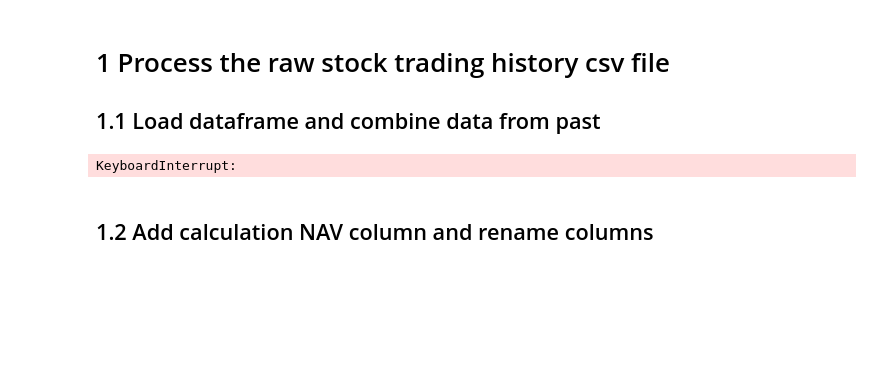
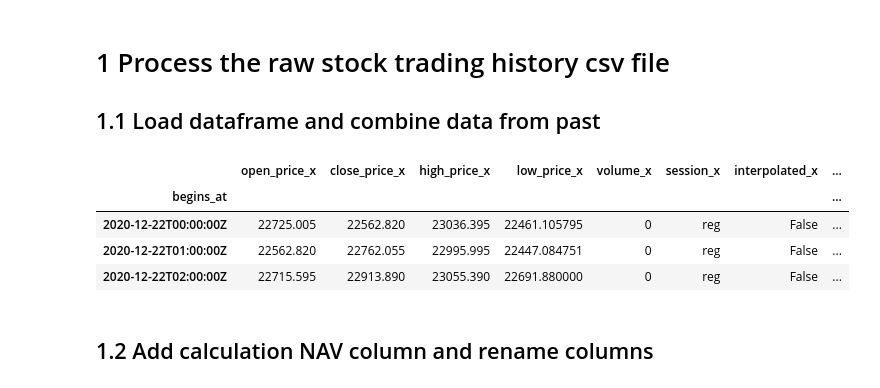
Before and after one commit to wcAlex/Stock-Analysis, a Jupyter notebook: analysis/notebooks/Trend Analysis.ipynb, the cells around one changed output. Drawn from its saved outputs; the diff is of its cells as text; code cells hidden in the pictures; blank space fills up the shorter version.

```diff
--- a/analysis/notebooks/Trend Analysis.ipynb
+++ b/analysis/notebooks/Trend Analysis.ipynb
@@ -16,25 +16,29 @@ plt.rcParams['figure.figsize'] = (15, 5)
 # 1 Process the raw stock trading history csv file
 ## 1.1 Load dataframe and combine data from past
 # %%
-df_hourly_21_03_2021 = pd.read_csv("../data/btc_gbtc_hour_3months_combined_21_03_2021.csv", sep=",", index_col='begins_at')
+df_hourly_21_03_2021 = pd.read_csv("../data/btc_gbtc/btc_gbtc_hour_3months_combined_21_03_2021.csv", sep=",", index_col='begins_at')
 df_hourly_21_03_2021.index.astype('datetime64[ns]')
 
-df_hourly_28_03_2021 = pd.read_csv("../data/btc_gbtc_hour_3months_combined_28_03_2021.csv", sep=",", index_col='begins_at')
+df_hourly_28_03_2021 = pd.read_csv("../data/btc_gbtc/btc_gbtc_hour_3months_combined_28_03_2021.csv", sep=",", index_col='begins_at')
 df_hourly_28_03_2021.index.astype('datetime64[ns]')
 
-df_5min_21_03_2021 = pd.read_csv("../data/btc_gbtc_5min_weekly_combined_21_03_2021.csv", sep=",", index_col='begins_at')
+df_5min_21_03_2021 = pd.read_csv("../data/btc_gbtc/btc_gbtc_5min_weekly_combined_21_03_2021.csv", sep=",", index_col='begins_at')
 df_5min_21_03_2021.index.astype('datetime64[ns]')
 
-df_5min_28_03_2021 = pd.read_csv("../data/btc_gbtc_5min_weekly_combined_28_03_2021.csv", sep=",", index_col='begins_at')
+df_5min_28_03_2021 = pd.read_csv("../data/btc_gbtc/btc_gbtc_5min_weekly_combined_28_03_2021.csv", sep=",", index_col='begins_at')
 df_5min_28_03_2021.index.astype('datetime64[ns]')
 
 df_hourly = pd.concat([df_hourly_21_03_2021, df_hourly_28_03_2021]).drop_duplicates().sort_index(ascending=True)
 df_5min = pd.concat([df_5min_21_03_2021, df_5min_28_03_2021]).drop_duplicates().sort_index(ascending=True)
 # df_5min
 df_hourly[:3]
 # _x is btc price, _y is gbtc price, btc trades with 24x7 but gbtc only trades when stock market open.
 # %% [output]
-KeyboardInterrupt:
+|  | open_price_x | close_price_x | high_price_x | low_price_x | volume_x | session_x | interpolated_x | ... |
+| begins_at |  |  |  |  |  |  |  | ... |
+| 2020-12-22T00:00:00Z | 22725.005 | 22562.820 | 23036.395 | 22461.105795 | 0 | reg | False | ... |
+| 2020-12-22T01:00:00Z | 22562.820 | 22762.055 | 22995.995 | 22447.084751 | 0 | reg | False | ... |
+| 2020-12-22T02:00:00Z | 22715.595 | 22913.890 | 23055.390 | 22691.880000 | 0 | reg | False | ... |
 # %% [markdown]
 ## 1.2 Add calculation NAV column and rename columns
 # %%
```
Also changed, not shown: parts of 3 cells of this notebook.
